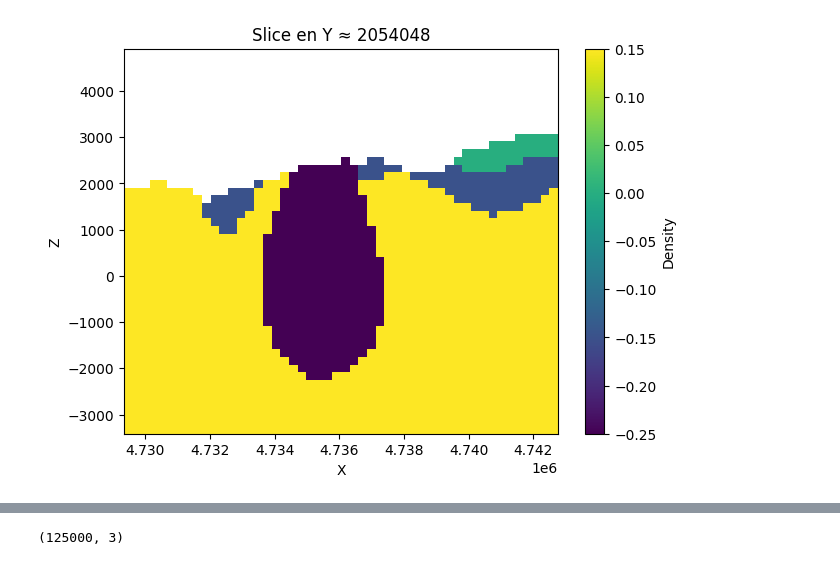
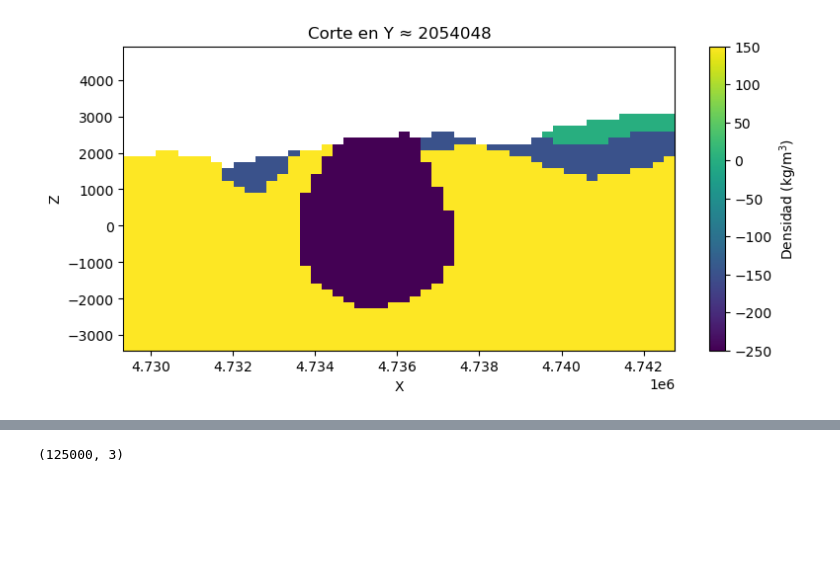
Before and after one commit to Anagabrielamantilla/P8091, a Jupyter notebook: models/visualization.ipynb, the cells around one changed output, grey strips where cells are left out. Saved outputs shown, nothing was run; the diff lists cells and outputs as text; code cells hidden in the pictures; blank space fills up the shorter version.

```diff
--- a/models/visualization.ipynb
+++ b/models/visualization.ipynb
@@ -58,36 +60,36 @@ plt.show()
 import numpy as np
 import matplotlib.pyplot as plt
 
 model_npz = np.load("modelA/grav_modelA.npz")
-model = model_npz["Grav_model"]
+model = model_npz["Grav_model"]        * 1000
 centers = model_npz["cell_centers"]
 
 
 xs = np.unique(centers[:, 0]); ys = np.unique(centers[:, 1]); zs = np.unique(centers[:, 2])
 nx, ny, nz = len(xs), len(ys), len(zs)
 
-vol = model.reshape((nz, ny, nx), order="F")
+vol = model.reshape((nx, ny, nz), order="F")
 
 
 target_y = 2054000
 y_idx = np.abs(ys - target_y).argmin()
 y_val = ys[y_idx]
 
 
 slice_y = vol[:, y_idx, :]
 
-plt.figure(figsize=(7,5))
+plt.figure(figsize=(9,4))
 im = plt.imshow(
     slice_y.T,
     origin="lower",
     cmap="viridis",
     extent=[xs.min(), xs.max(), zs.min(), zs.max()],
     aspect="auto"
 )
-plt.colorbar(im, label="Density")
-plt.title(f"Slice en Y ≈ {y_val:.0f}")
+plt.colorbar(im, label="Densidad (kg/m$^3$)")
+plt.title(f"Corte en Y ≈ {y_val:.0f}")
 plt.xlabel("X")
 plt.ylabel("Z")
 plt.show()
 # %% [output]
-[figure, old version]
+[figure, new version]
```
Also changed, not shown: parts of 28 cells of this notebook, 17 other files.
